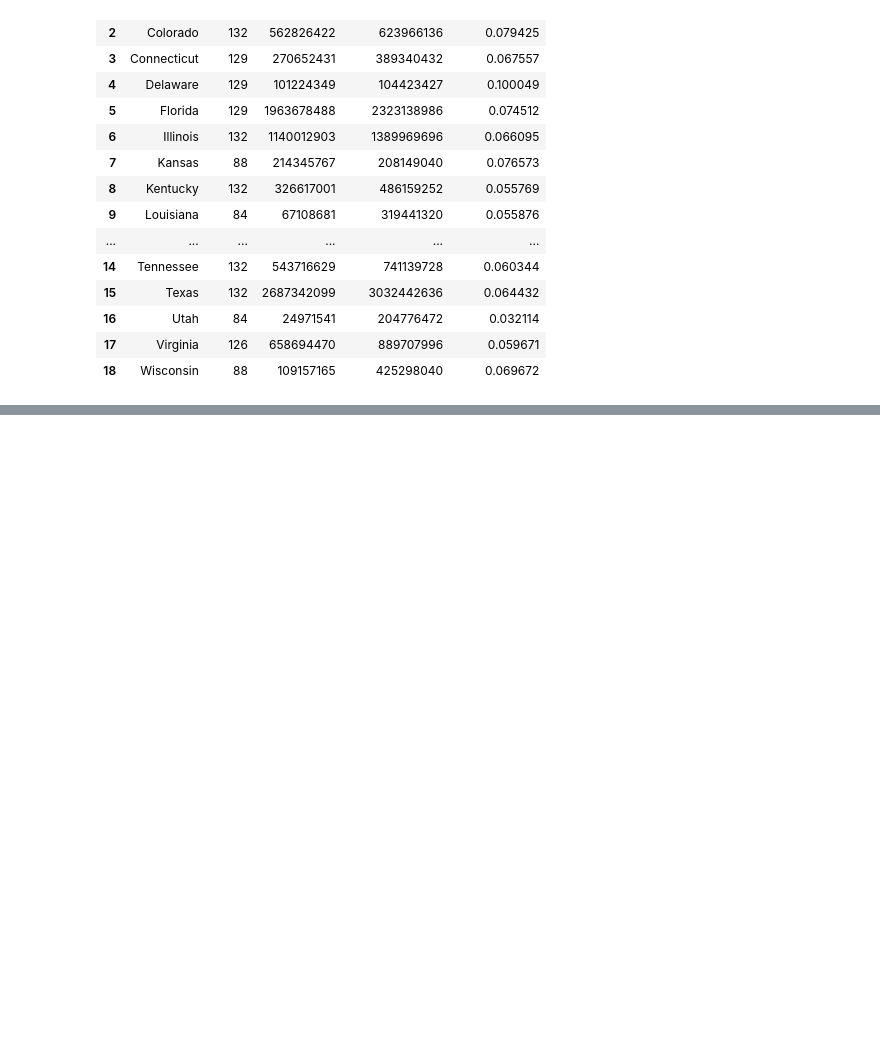
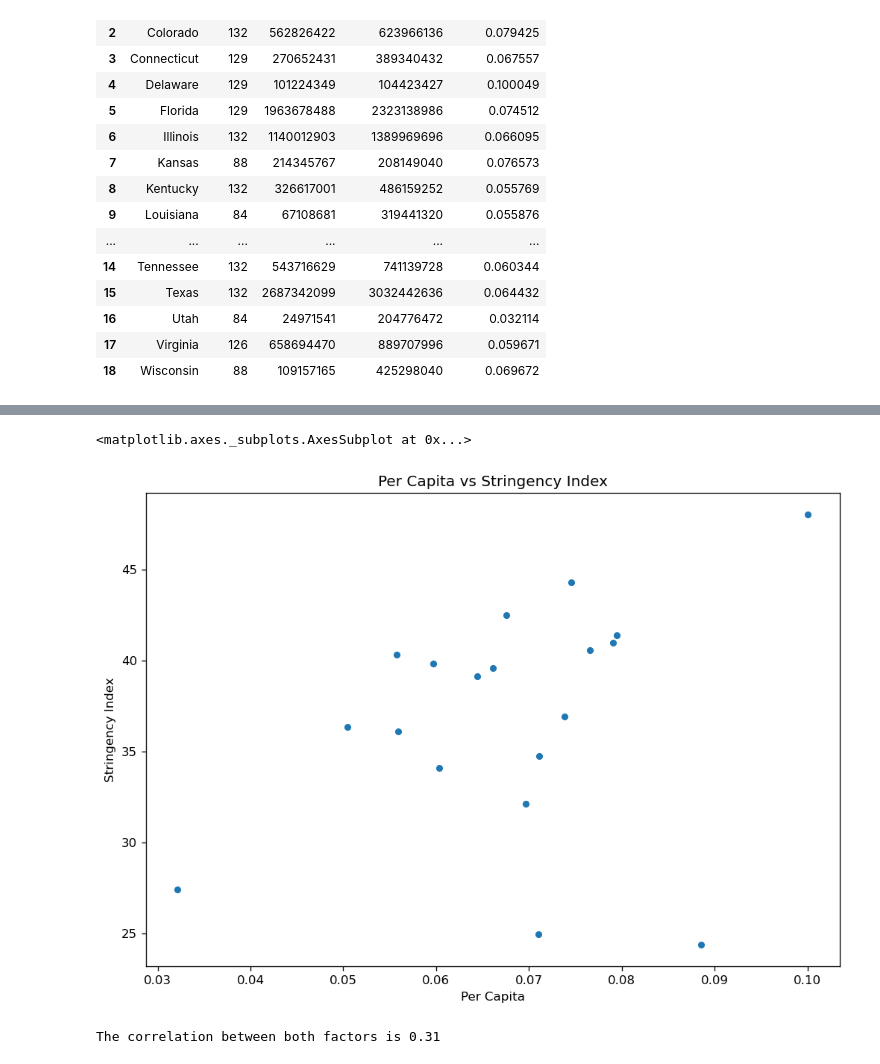
Before and after one commit to shadeetabasi/data-analysis-project-1, a Jupyter notebook: shadee/AlcoholSales_DataClean.ipynb, the cells around one changed output, grey strips where cells are left out. Saved outputs shown, nothing was run; the diff lists cells and outputs as text; code cells hidden in the pictures; blank space fills up the shorter version.

```diff
--- a/shadee/AlcoholSales_DataClean.ipynb
+++ b/shadee/AlcoholSales_DataClean.ipynb
@@ -1131,3 +1131,26 @@ merged_df
 | 16 | Utah | 27.419128 | 31.201514 | 27.062844 | 31.064908 | ... |
 | 17 | Virginia | 39.827569 | 42.797798 | 37.170596 | 39.530183 | ... |
 | 18 | Wisconsin | 32.099450 | 34.626743 | 31.120413 | 33.737064 | ... |
+# %%
+# Generate a scatter plot of average perCapita vs. average stringency index for per State
+
+#Assign variables for mouse weight and avg tumor volume
+per_capita_2 = merged_df['Avg PerCapita']
+stringency_index_2 = merged_df['Average Stringency Index']
+
+test_1 = pd.DataFrame({
+    "Per Capita": per_capita_2,
+    "Stringency Index": stringency_index_2
+})
+
+test_1.plot.scatter(x="Per Capita", y="Stringency Index", title="Per Capita vs Stringency Index")
+# %% [output]
+<matplotlib.axes._subplots.AxesSubplot at 0x...>
+[figure, added]
+# %%
+# Calculate the correlation coefficient and linear regression model
+# for per capita and strngency index for all states
+correlation = st.pearsonr(per_capita_2,stringency_index_2)
+print(f"The correlation between both factors is {round(correlation[0],2)}")
+# %% [output]
+The correlation between both factors is 0.31
```
Also changed, not shown: parts of 1 cell of this notebook, 4 other files.
